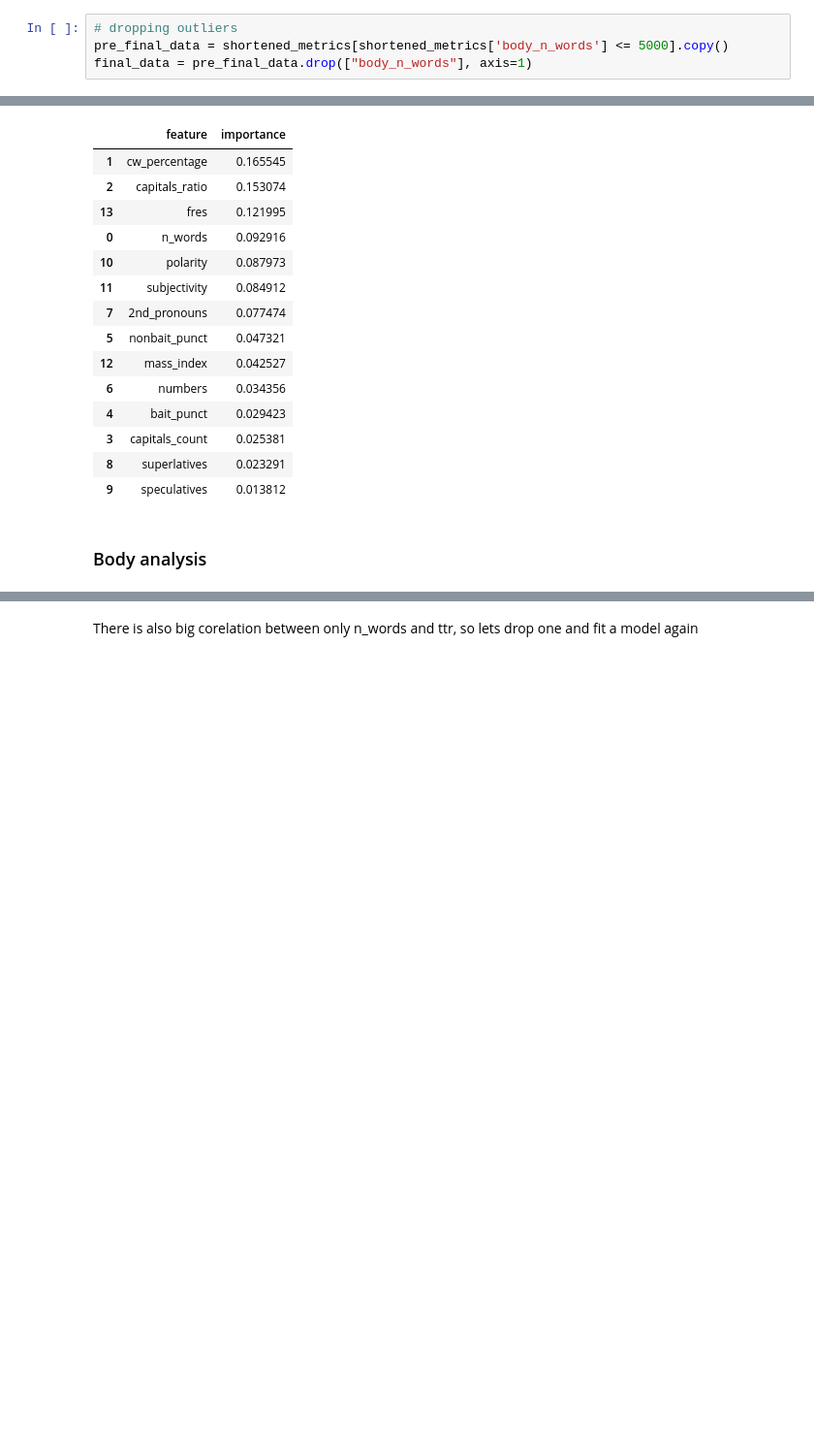
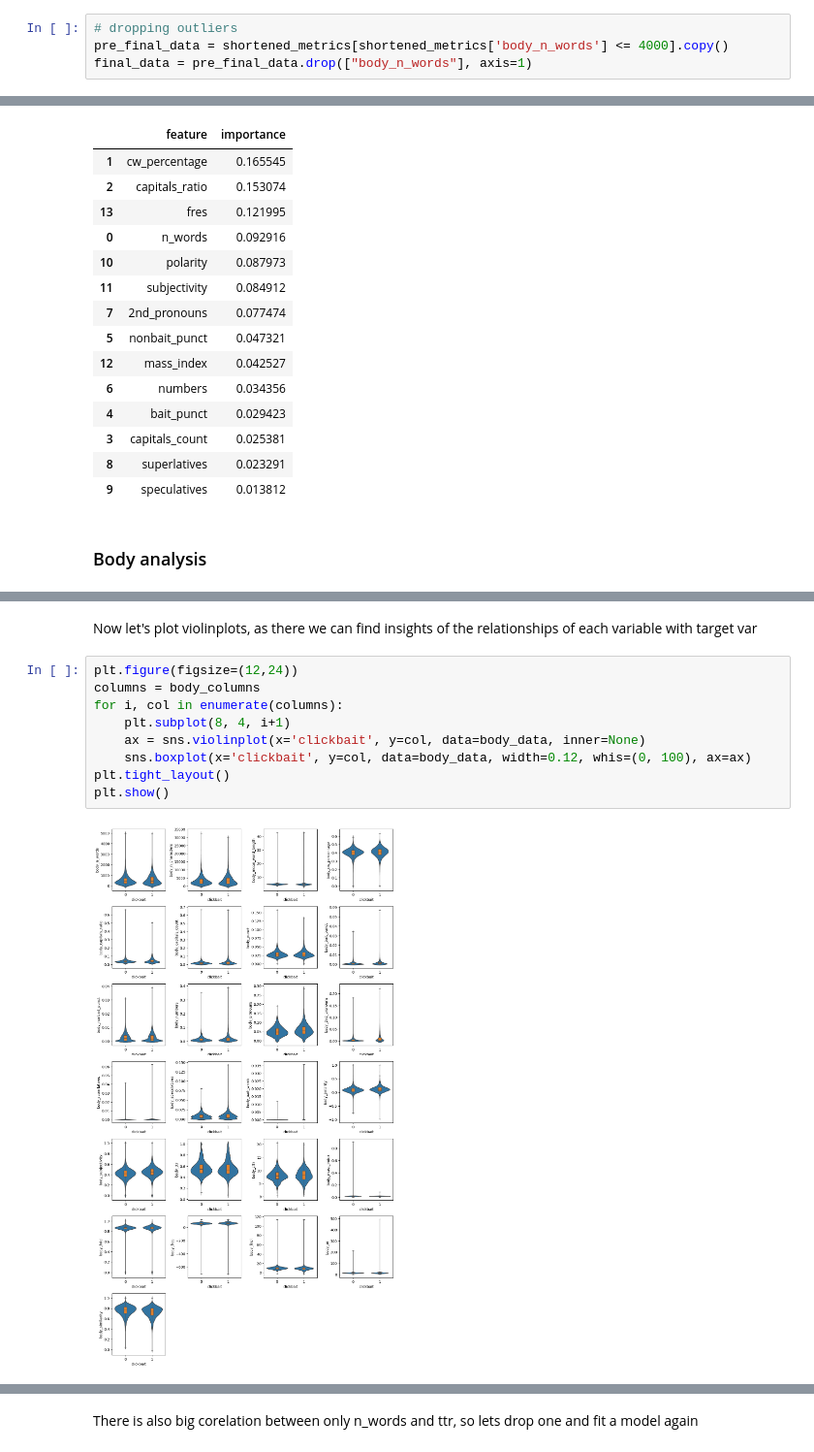
Before and after one commit to matkubita/ClickbaitDetectionThesis, a Jupyter notebook: notebooks/3-Informativeness-Measures.ipynb, the cells around one changed output, grey strips where cells are left out. Shown at 97% size. Cells and saved outputs as stored; diff of their text form; blank space fills up the shorter version.

```diff
--- a/notebooks/3-Informativeness-Measures.ipynb
+++ b/notebooks/3-Informativeness-Measures.ipynb
@@ -511,7 +511,7 @@ len(shortened_metrics[shortened_metrics['body_n_words'] < 5000]) / len(shortened
 0.9964744396877361
 # %%
 # dropping outliers
-pre_final_data = shortened_metrics[shortened_metrics['body_n_words'] <= 5000].copy()
+pre_final_data = shortened_metrics[shortened_metrics['body_n_words'] <= 4000].copy()
 final_data = pre_final_data.drop(["body_n_words"], axis=1)
 # %% [markdown]
 #### Overview
@@ -1168,0 +1187,13 @@ y_train = y_train.reset_index(drop=True)
+# %% [markdown]
+Now let's plot violinplots, as there we can find insights of the relationships of each variable with target var
+# %%
+plt.figure(figsize=(12,24))
+columns = body_columns
+for i, col in enumerate(columns):
+    plt.subplot(8, 4, i+1)
+    ax = sns.violinplot(x='clickbait', y=col, data=body_data, inner=None)
+    sns.boxplot(x='clickbait', y=col, data=body_data, width=0.12, whis=(0, 100), ax=ax)
+plt.tight_layout()
+plt.show()
+# %% [output]
+[figure, added]
```
Also changed, not shown: parts of 132 cells of this notebook, 2 other files.
